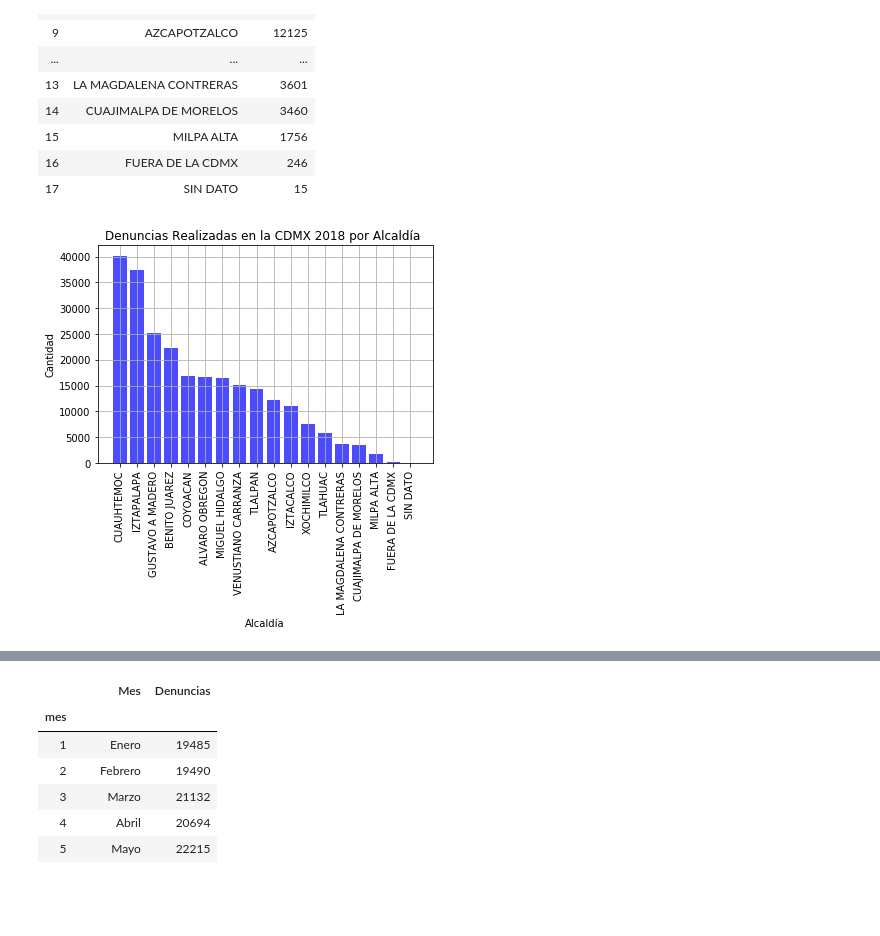
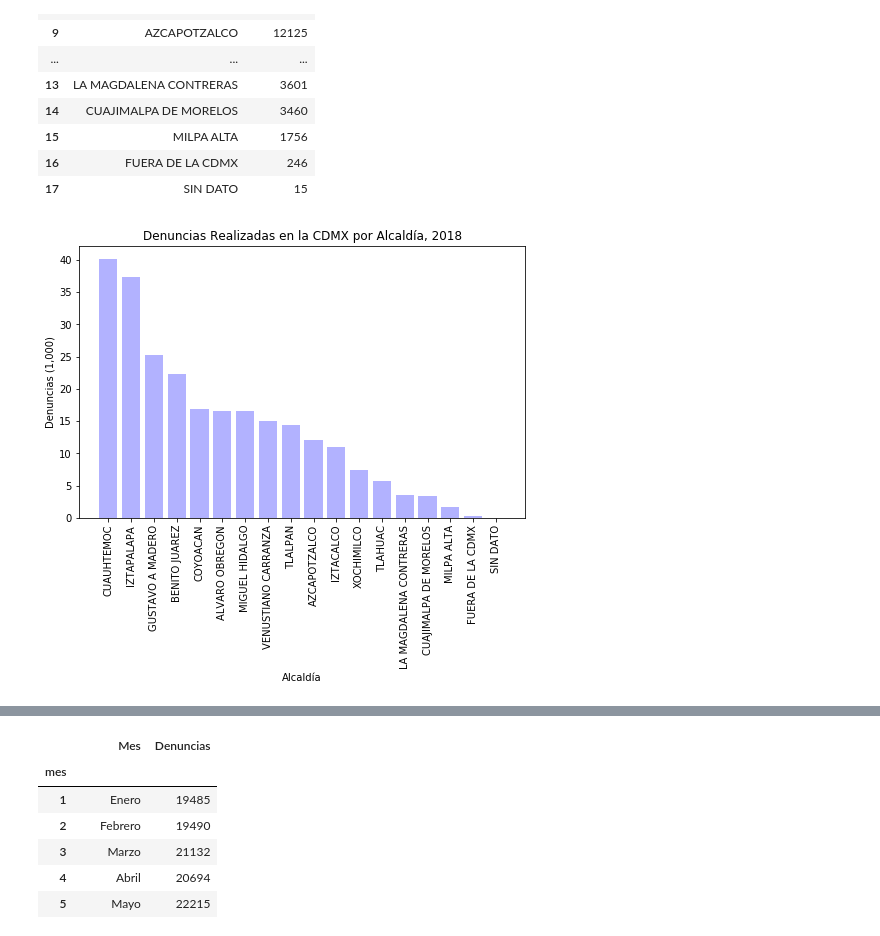
Before and after one commit to Vicente2607/Proyecto-1-ejemplo, a Jupyter notebook: Carpetas2018COMPLETOv1.0.ipynb, the cells around one changed output, grey strips where cells are left out. Cells and saved outputs as stored; diff of their text form; code cells hidden in the pictures; blank space fills up the shorter version.

```diff
--- a/Carpetas2018COMPLETOv1.0.ipynb
+++ b/Carpetas2018COMPLETOv1.0.ipynb
@@ -538,21 +501,24 @@ alcaldias1.head(20)
 # Saving to CSV file:
 carpetas2018.to_csv("Carpetas2018.csv")
 # %%
-
 x_axis = np.arange(len(alcaldias1))
 
-plt.grid()
-plt.bar(x_axis,alcaldias1["Denuncias"] , color="blue", alpha=.7, align="center")
-plt.title("Denuncias Realizadas en la CDMX 2018 por Alcaldía ")
+plt.figure(figsize = (8, 5))
+#plt.bar(x_axis,alcaldias1["Denuncias"] , color=['blue', 'red', 'black', 'cyan', 'green', 'red', 'blue', 'yellow', 'black', 'cyan', 'yellow', 'pink','green', 'red','blue','yellow','pink'], alpha=.3, align="center")
+plt.bar(x_axis,alcaldias1["Denuncias"]/1000 , color ='blue', alpha=.3, align="center")
+plt.title("Denuncias Realizadas en la CDMX por Alcaldía, 2018")
 plt.xlabel("Alcaldía")
-plt.ylabel("Cantidad")
+plt.ylabel("Denuncias (1,000)")
 tick_locations = [value for value in x_axis]
 plt.xticks(tick_locations, alcaldias1["Alcaldia"],rotation=90)
 
-plt.savefig("Alcaldias.png")
+# Save the Figure
+plt.savefig("output_data/Denuncias_X_Alcaldia.png", bbox_inches = 'tight')
+
+# Show the Figure
 plt.show()
 # %% [output]
-[figure, old version]
+[figure, new version]
 # %%
 # Groupin by Alcaldía y Conducta:
 base=carpetas2018.groupby(["alcaldia_hechos","conducta"]).count()["delito"].rename("Denuncias")
```
Also changed, not shown: parts of 27 cells of this notebook, 24 other files.
